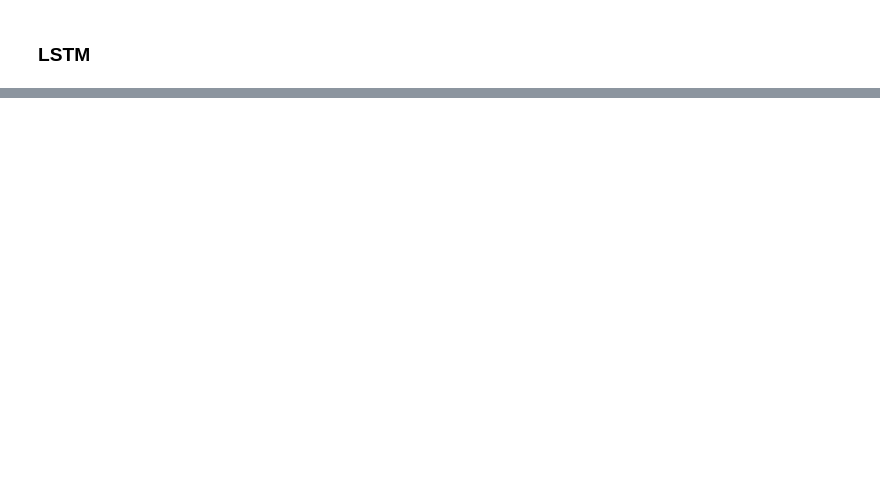
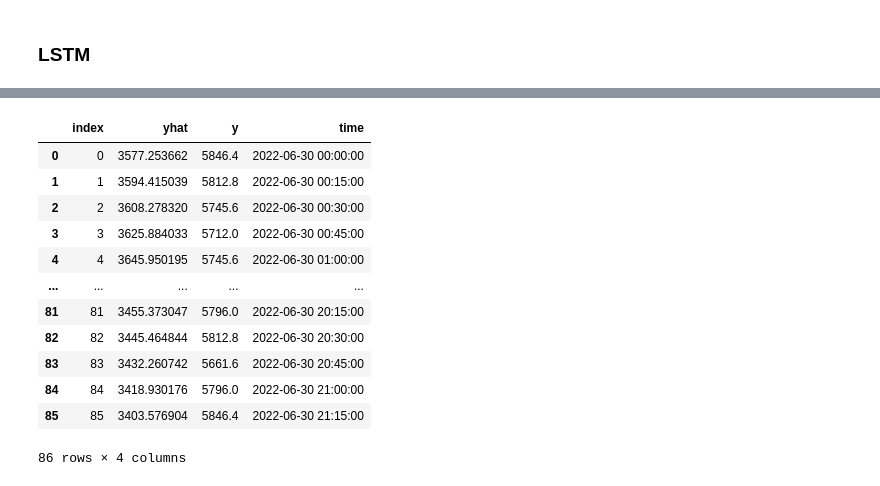
Before and after one commit to yeonkyoung/Time_Series, a Jupyter notebook: Demand_predict/Moorim_demand_predict.ipynb, the cells around one changed output, grey strips where cells are left out. Saved outputs shown, nothing was run; the diff lists cells and outputs as text; code cells hidden in the pictures; blank space fills up the shorter version.

```diff
--- a/Demand_predict/Moorim_demand_predict.ipynb
+++ b/Demand_predict/Moorim_demand_predict.ipynb
@@ -272,8 +485,9 @@ yhat = simple_lstm_model.predict(test_x)
 prediction=pd.DataFrame(yhat)
 prediction.columns=['yhat']
 # prediction.index=df_test[4:].index   # index 설정방법
-# df_test=df_test.reset_index()
+df_test=df_test.reset_index()
 prediction=prediction.reset_index()
 prediction['y']=df_test['직전 15분 사용전력']
 prediction['time']=df_test['기준시각']
+prediction
 # %% [output]
@@ -281,3 +495,16 @@ prediction['time']=df_test['기준시각']
+|  | index | yhat | y | time |
+| 0 | 0 | 3577.253662 | 5846.4 | 2022-06-30 00:00:00 |
+| 1 | 1 | 3594.415039 | 5812.8 | 2022-06-30 00:15:00 |
+| 2 | 2 | 3608.278320 | 5745.6 | 2022-06-30 00:30:00 |
+| 3 | 3 | 3625.884033 | 5712.0 | 2022-06-30 00:45:00 |
+| 4 | 4 | 3645.950195 | 5745.6 | 2022-06-30 01:00:00 |
+| ... | ... | ... | ... | ... |
+| 81 | 81 | 3455.373047 | 5796.0 | 2022-06-30 20:15:00 |
+| 82 | 82 | 3445.464844 | 5812.8 | 2022-06-30 20:30:00 |
+| 83 | 83 | 3432.260742 | 5661.6 | 2022-06-30 20:45:00 |
+| 84 | 84 | 3418.930176 | 5796.0 | 2022-06-30 21:00:00 |
+| 85 | 85 | 3403.576904 | 5846.4 | 2022-06-30 21:15:00 |
+86 rows × 4 columns
 # %%
 plt.figure(figsize=(30,20))
 kws = dict(marker='o')
```
Also changed, not shown: parts of 31 cells of this notebook, 1 other file.
